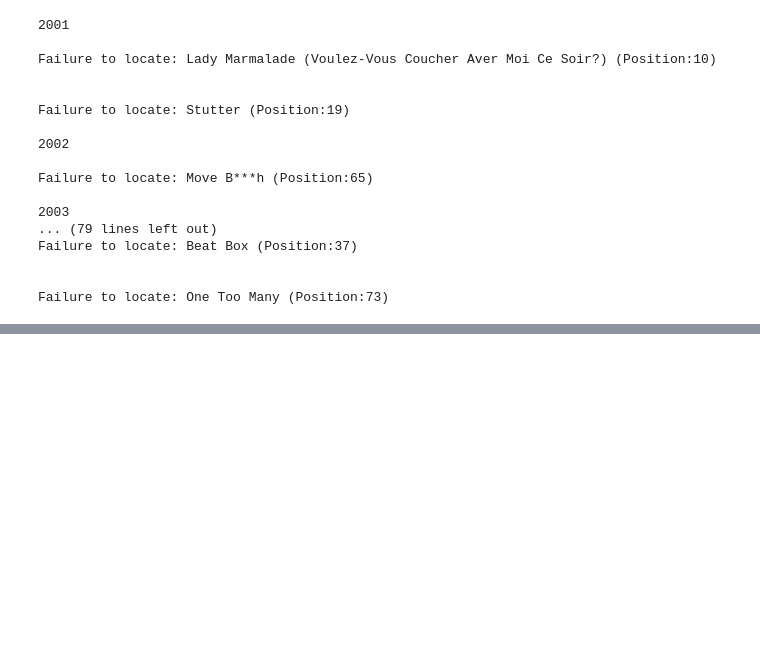
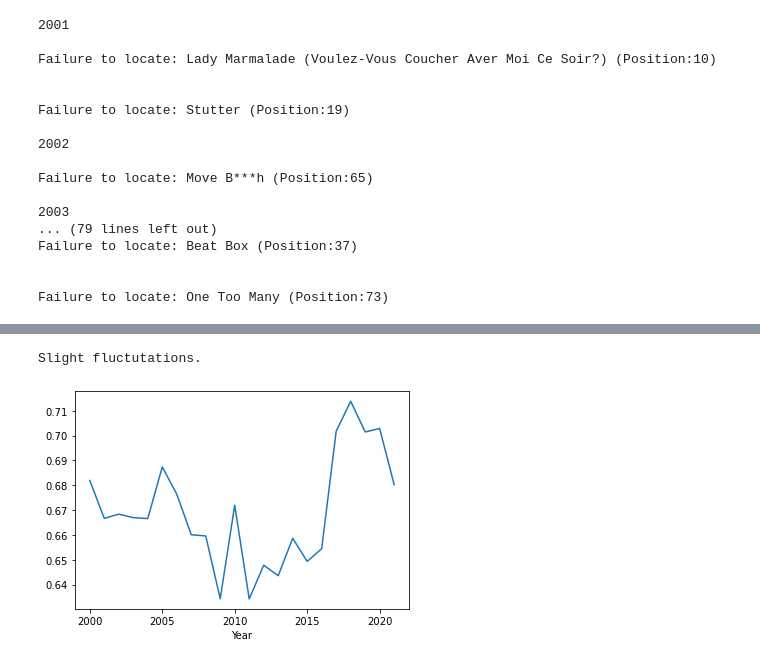
Before and after one commit to dianaagustinaf/spotidata-project, a Jupyter notebook: YearByYearComparison.ipynb, the cells around one changed output, grey strips where cells are left out. Cells and saved outputs as stored; diff of their text form; code cells hidden in the pictures; blank space fills up the shorter version.

```diff
--- a/YearByYearComparison.ipynb
+++ b/YearByYearComparison.ipynb
@@ -241,0 +246,6 @@ Agg
+# %%
+Mean["Danceability"].plot()
+print("Slight fluctutations.")
+# %% [output]
+Slight fluctutations.
+[figure, added]
```
Also changed, not shown: parts of 11 cells of this notebook.
